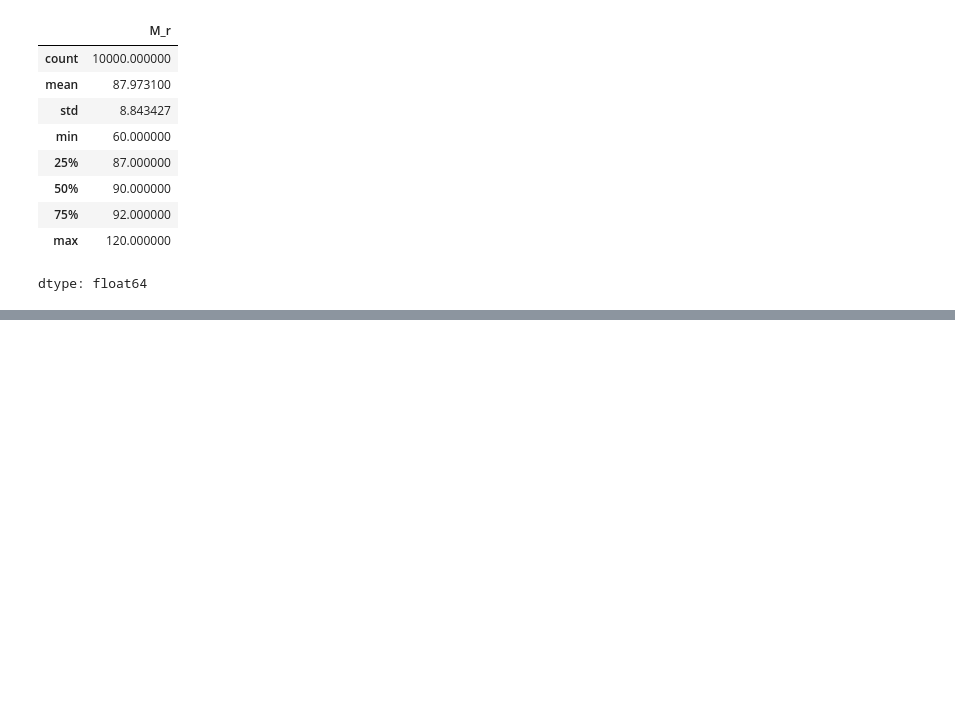
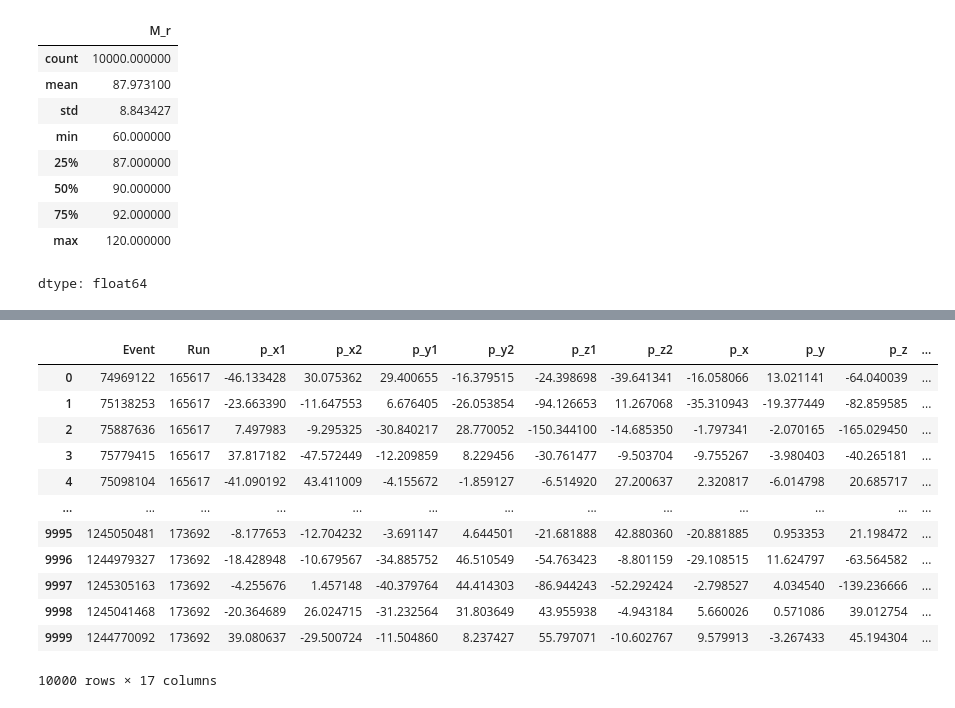
Before and after one commit to ProgramasParaFisicaDeParticulas/lecturadedatosabiertoscmszmumu-MPM-cvr, a Jupyter notebook: CMSOpenDataZtoMuMu.ipynb, the cells around one changed output, grey strips where cells are left out. Drawn from its saved outputs; the diff is of its cells as text; code cells hidden in the pictures; blank space fills up the shorter version.

```diff
--- a/CMSOpenDataZtoMuMu.ipynb
+++ b/CMSOpenDataZtoMuMu.ipynb
@@ -234,3 +237,44 @@ fig.update_layout(
 fig.show()
 # %% [output]
 [interactive output not drawn]
+# %%
+df["p_x1"]=particles['pt1']*np.cos(particles['phi1'])
+df["p_x2"]=particles['pt2']*np.cos(particles['phi2'])
+
+
+df["p_y1"]=particles['pt1']*np.sin(particles['phi1'])
+df["p_y2"]=particles['pt2']*np.sin(particles['phi2'])
+
+
+df["p_z1"]=particles['pt1']*np.sinh(particles['eta1'])
+df["p_z2"]=particles['pt2']*np.sinh(particles['eta2'])
+
+df["p_x"]=df['p_x1']+df['p_x2']
+df["p_y"]=df['p_y1']+df['p_y2']
+df["p_z"]=df['p_z1']+df['p_z2']
+
+m_mu = 0.105658 # GeV
+df["E_1"]=np.sqrt((particles['pt1']*np.cosh(particles['eta1']))**2+(m_mu)**2)
+df["E_2"]=np.sqrt((particles['pt2']*np.cosh(particles['eta2']))**2+(m_mu)**2)
+df["E"]=df["E_1"]+df["E_2"]
+
+df["m^2"]=df["E"]**2-df["p_x"]**2-df["p_y"]**2-df["p_z"]**2
+df["m"]=np.sqrt(df["m^2"])
+df["m_r"]=np.round(df["m"])
+
+
+df[['Event','Run','p_x1','p_x2','p_y1','p_y2','p_z1','p_z2','p_x','p_y','p_z','E_1','E_2','E','m^2','m','m_r']]
+# %% [output]
+|  | Event | Run | p_x1 | p_x2 | p_y1 | p_y2 | p_z1 | p_z2 | p_x | p_y | p_z | ... |
+| 0 | 74969122 | 165617 | -46.133428 | 30.075362 | 29.400655 | -16.379515 | -24.398698 | -39.641341 | -16.058066 | 13.021141 | -64.040039 | ... |
+| 1 | 75138253 | 165617 | -23.663390 | -11.647553 | 6.676405 | -26.053854 | -94.126653 | 11.267068 | -35.310943 | -19.377449 | -82.859585 | ... |
+| 2 | 75887636 | 165617 | 7.497983 | -9.295325 | -30.840217 | 28.770052 | -150.344100 | -14.685350 | -1.797341 | -2.070165 | -165.029450 | ... |
+| 3 | 75779415 | 165617 | 37.817182 | -47.572449 | -12.209859 | 8.229456 | -30.761477 | -9.503704 | -9.755267 | -3.980403 | -40.265181 | ... |
+| 4 | 75098104 | 165617 | -41.090192 | 43.411009 | -4.155672 | -1.859127 | -6.514920 | 27.200637 | 2.320817 | -6.014798 | 20.685717 | ... |
+| ... | ... | ... | ... | ... | ... | ... | ... | ... | ... | ... | ... | ... |
+| 9995 | 1245050481 | 173692 | -8.177653 | -12.704232 | -3.691147 | 4.644501 | -21.681888 | 42.880360 | -20.881885 | 0.953353 | 21.198472 | ... |
+| 9996 | 1244979327 | 173692 | -18.428948 | -10.679567 | -34.885752 | 46.510549 | -54.763423 | -8.801159 | -29.108515 | 11.624797 | -63.564582 | ... |
+| 9997 | 1245305163 | 173692 | -4.255676 | 1.457148 | -40.379764 | 44.414303 | -86.944243 | -52.292424 | -2.798527 | 4.034540 | -139.236666 | ... |
+| 9998 | 1245041468 | 173692 | -20.364689 | 26.024715 | -31.232564 | 31.803649 | 43.955938 | -4.943184 | 5.660026 | 0.571086 | 39.012754 | ... |
+| 9999 | 1244770092 | 173692 | 39.080637 | -29.500724 | -11.504860 | 8.237427 | 55.797071 | -10.602767 | 9.579913 | -3.267433 | 45.194304 | ... |
+10000 rows × 17 columns
```
Also changed, not shown: parts of 3 cells of this notebook.
